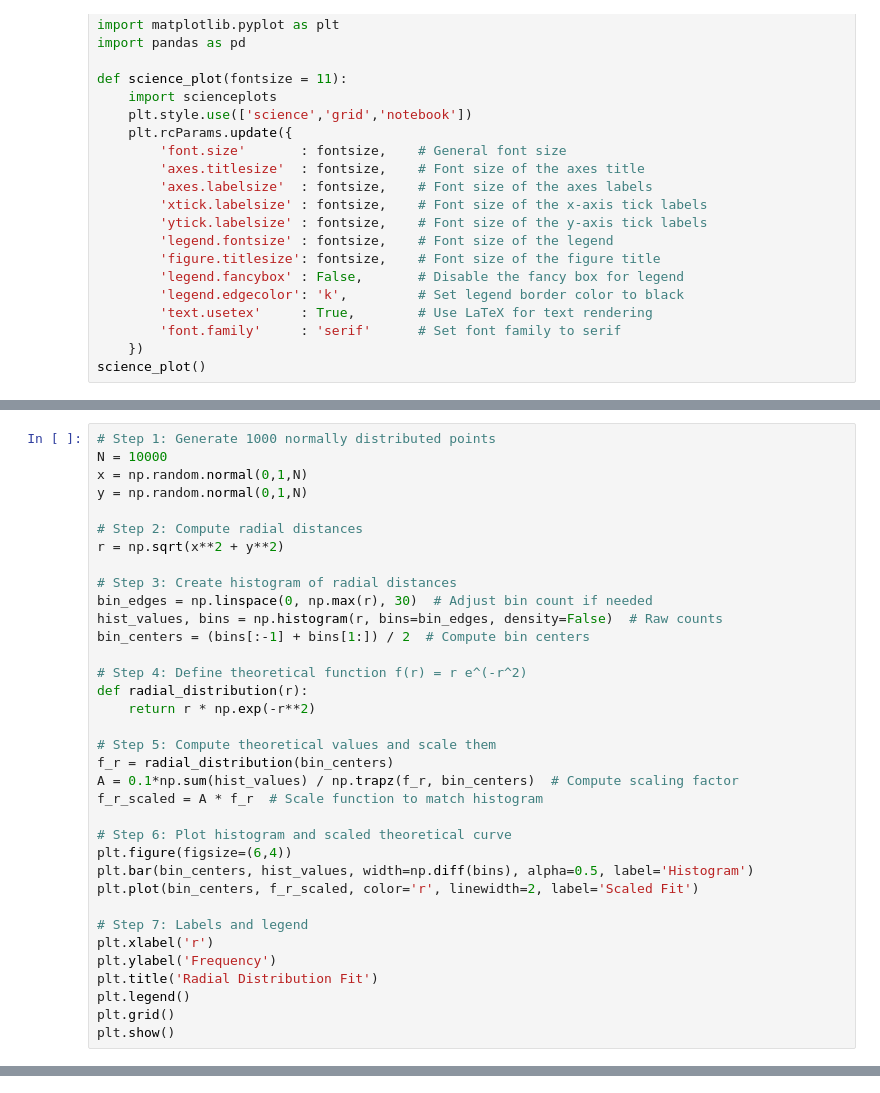
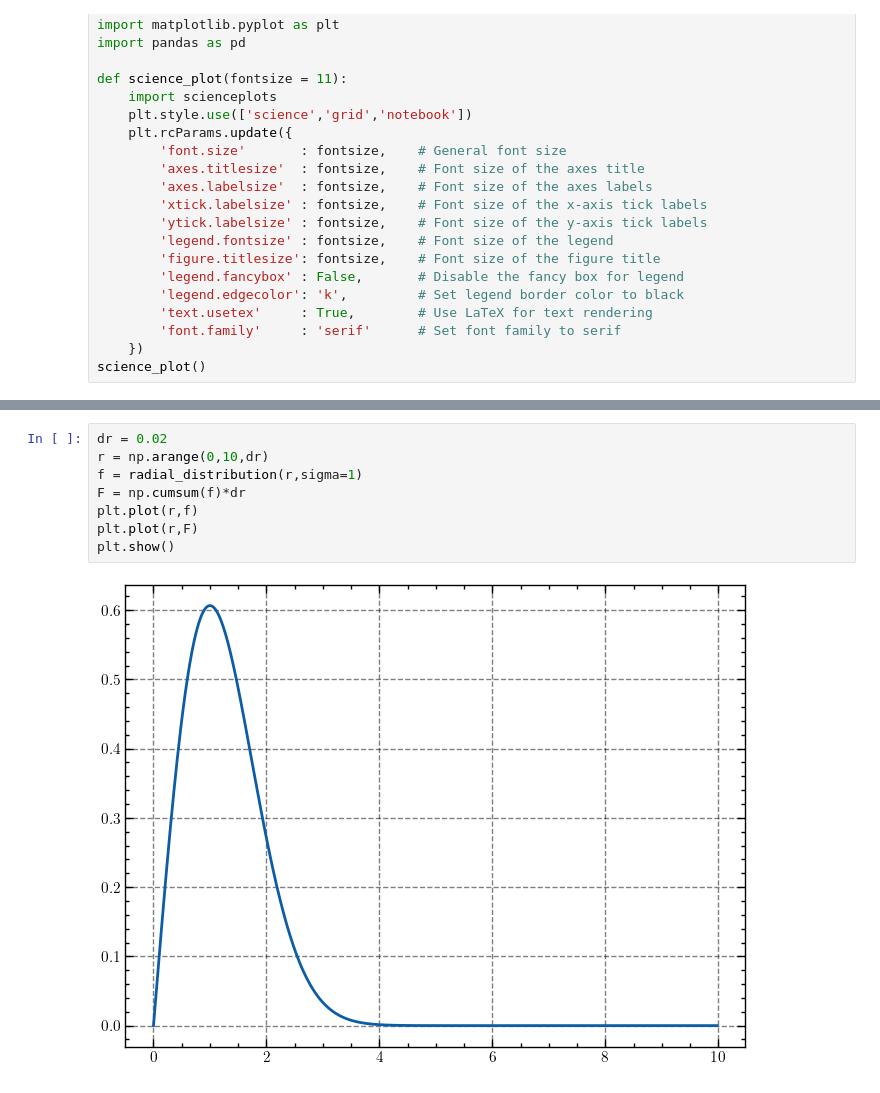
Before and after one commit to silvernuke911/Physics157, a Jupyter notebook: CH1/targets.ipynb, the cells around one changed output, grey strips where cells are left out. Saved outputs shown, nothing was run; the diff lists cells and outputs as text.

```diff
--- a/CH1/targets.ipynb
+++ b/CH1/targets.ipynb
@@ -143,35 +141,0 @@ plt.show()
-# %%
-# Step 1: Generate 1000 normally distributed points
-N = 10000
-x = np.random.normal(0,1,N)
-y = np.random.normal(0,1,N)
-
-# Step 2: Compute radial distances
-r = np.sqrt(x**2 + y**2)
-
-# Step 3: Create histogram of radial distances
-bin_edges = np.linspace(0, np.max(r), 30)  # Adjust bin count if needed
-hist_values, bins = np.histogram(r, bins=bin_edges, density=False)  # Raw counts
-bin_centers = (bins[:-1] + bins[1:]) / 2  # Compute bin centers
-
-# Step 4: Define theoretical function f(r) = r e^(-r^2)
-def radial_distribution(r):
-    return r * np.exp(-r**2)
-
-# Step 5: Compute theoretical values and scale them
-f_r = radial_distribution(bin_centers)
-A = 0.1*np.sum(hist_values) / np.trapz(f_r, bin_centers)  # Compute scaling factor
-f_r_scaled = A * f_r  # Scale function to match histogram
-
-# Step 6: Plot histogram and scaled theoretical curve
-plt.figure(figsize=(6,4))
-plt.bar(bin_centers, hist_values, width=np.diff(bins), alpha=0.5, label='Histogram')
-plt.plot(bin_centers, f_r_scaled, color='r', linewidth=2, label='Scaled Fit')
-
-# Step 7: Labels and legend
-plt.xlabel('r')
-plt.ylabel('Frequency')
-plt.title('Radial Distribution Fit')
-plt.legend()
-plt.grid()
-plt.show()
@@ -179,0 +229,10 @@ plt.show()
+# %%
+dr = 0.02
+r = np.arange(0,10,dr)
+f = radial_distribution(r,sigma=1)
+F = np.cumsum(f)*dr
+plt.plot(r,f)
+plt.plot(r,F)
+plt.show()
+# %% [output]
+[figure, added]
```
Also changed, not shown: parts of 5 cells of this notebook, 1 other file.
